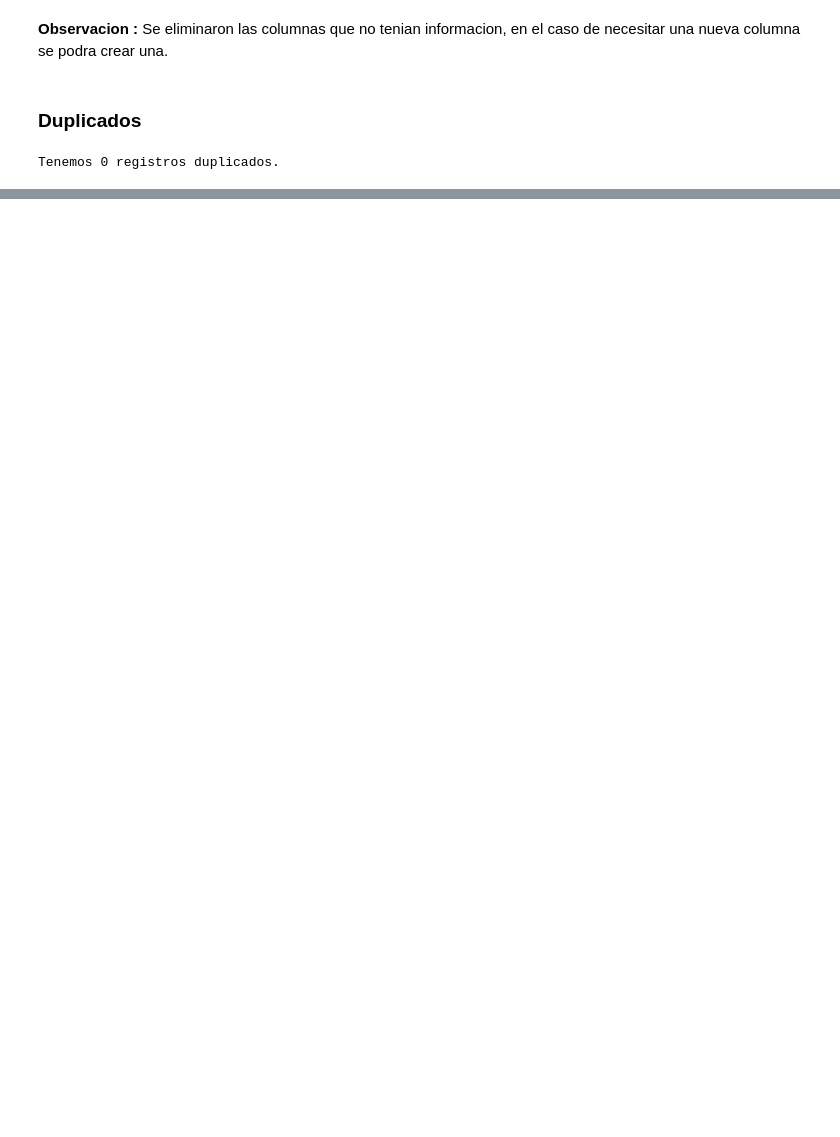
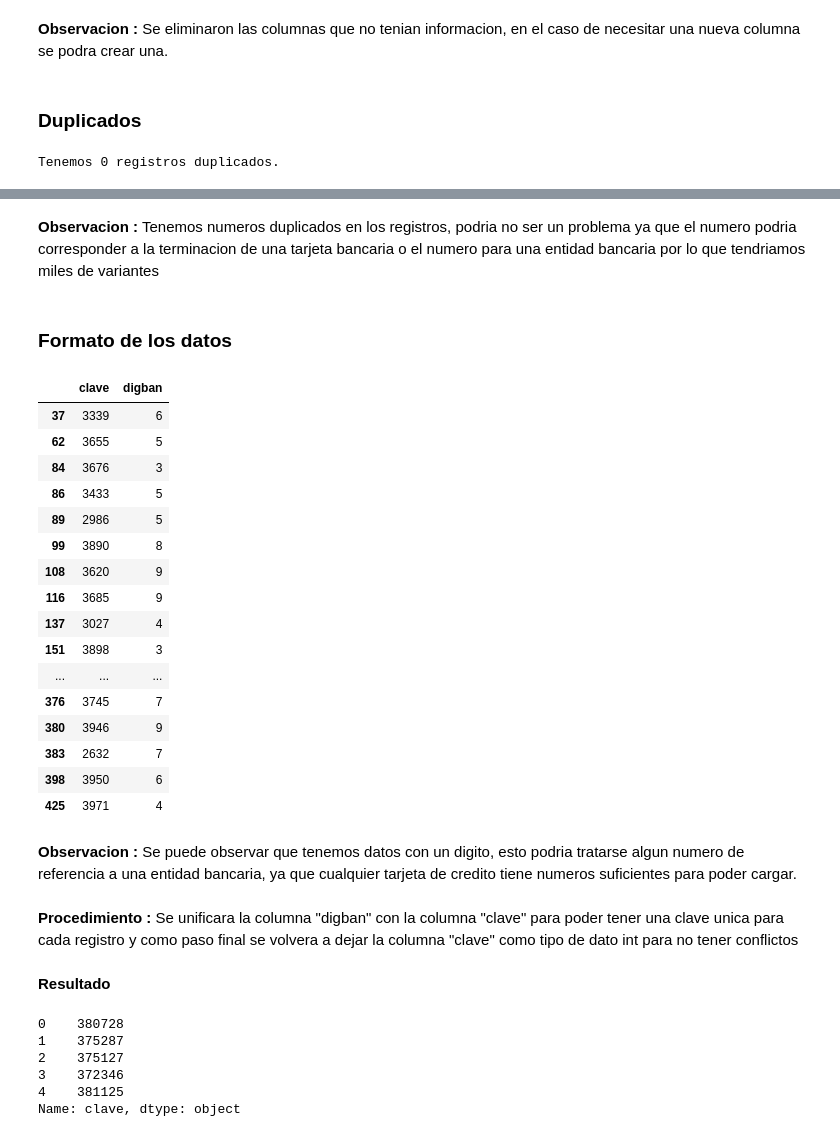
Before and after one commit to franco18min/Data-Analytics-Prueba-Tecnica, a Jupyter notebook: Analisis_Limpieza_Datos.ipynb, the cells around one changed output, grey strips where cells are left out. Saved outputs shown, nothing was run; the diff lists cells and outputs as text; code cells hidden in the pictures; blank space fills up the shorter version.

```diff
--- a/Analisis_Limpieza_Datos.ipynb
+++ b/Analisis_Limpieza_Datos.ipynb
@@ -165,0 +229,2 @@ Tenemos 0 registros duplicados.
+# %%
+df.drop(columns='digito', inplace=True)
@@ -165,0 +288,29 @@ Tenemos 0 registros duplicados.
+# %% [markdown]
+**Observacion :**  Tenemos numeros duplicados en los registros, podria no ser un problema ya que el numero podria corresponder a la terminacion de una tarjeta bancaria o el numero para una entidad bancaria por lo que tendriamos miles de variantes
+# %% [markdown]
+### Formato de los datos
+# %%
+#verificar si todos los datos tienen dos digitos y si no tiene mostrar estos datos
+df[df['digban'].apply(lambda x: len(str(x)) != 2)][['clave', 'digban']]
+# %% [output]
+|  | clave | digban |
+| 37 | 3339 | 6 |
+| 62 | 3655 | 5 |
+| 84 | 3676 | 3 |
+| 86 | 3433 | 5 |
+| 89 | 2986 | 5 |
+| 99 | 3890 | 8 |
+| 108 | 3620 | 9 |
+| 116 | 3685 | 9 |
+| 137 | 3027 | 4 |
+| 151 | 3898 | 3 |
+| ... | ... | ... |
+| 376 | 3745 | 7 |
+| 380 | 3946 | 9 |
+| 383 | 2632 | 7 |
+| 398 | 3950 | 6 |
+| 425 | 3971 | 4 |
+# %% [markdown]
+**Observacion :**  Se puede observar que tenemos datos con un digito, esto podria tratarse algun numero de referencia a una entidad bancaria, ya que cualquier tarjeta de credito tiene numeros suficientes para poder cargar.
+# %% [markdown]
+**Procedimiento :** Se unificara la columna "digban" con la columna "clave" para poder tener una clave unica para cada registro y como paso final se volvera a dejar la columna "clave" como tipo de dato int para no tener conflictos
@@ -165,0 +323,11 @@ Tenemos 0 registros duplicados.
+# %% [markdown]
+**Resultado**
+# %%
+df["clave"].head()
+# %% [output]
+0    380728
+1    375287
+2    375127
+3    372346
+4    381125
+Name: clave, dtype: object
```
Also changed, not shown: parts of 452 cells of this notebook, 8 other files.
